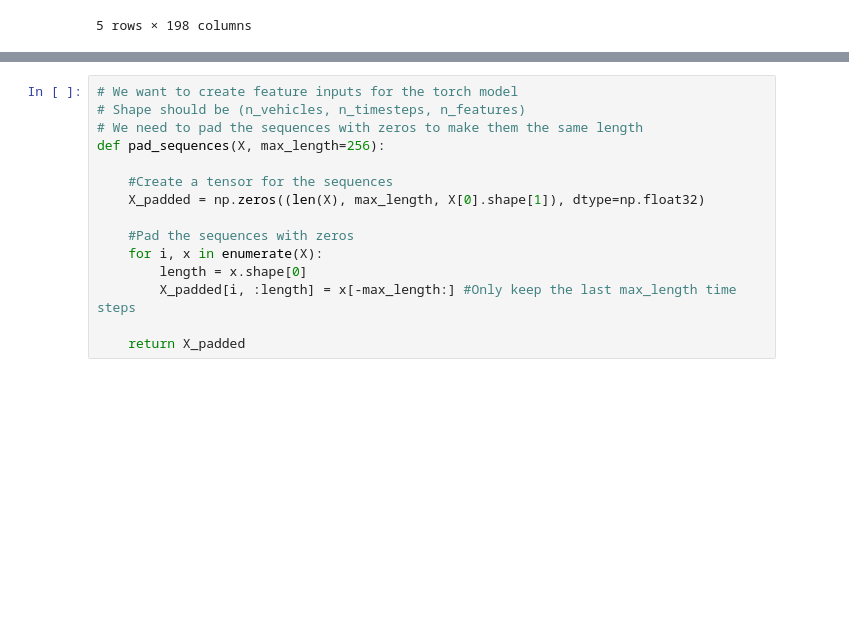
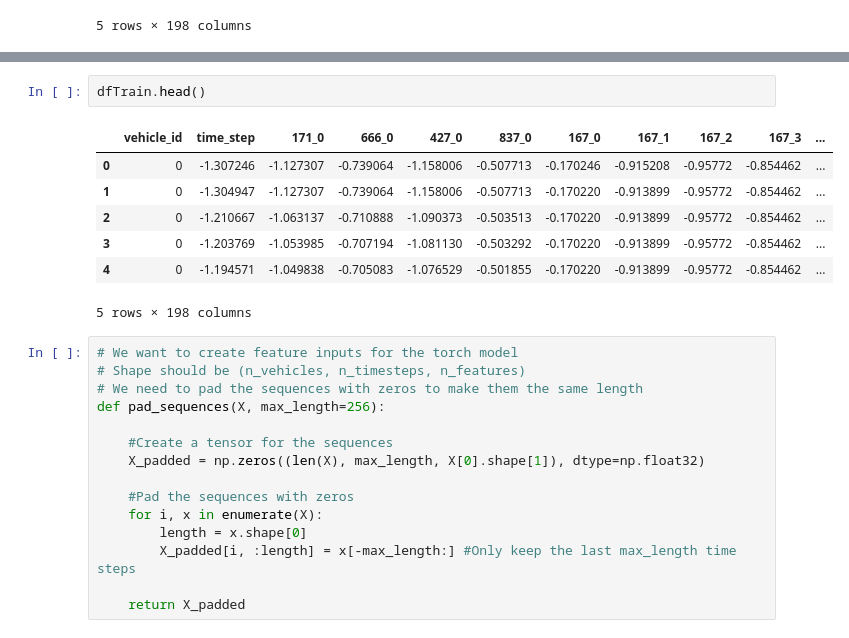
Before and after one commit to cerionXLII/ComponentX, a Jupyter notebook: src/componentXTorch3.ipynb, the cells around one changed output, grey strips where cells are left out. Cells and saved outputs as stored; diff of their text form; blank space fills up the shorter version.

```diff
--- a/src/componentXTorch3.ipynb
+++ b/src/componentXTorch3.ipynb
@@ -296,3 +377,13 @@ XTest = np.array(XTest)
+# %%
+dfTrain.head()
+# %% [output]
+|  | vehicle_id | time_step | 171_0 | 666_0 | 427_0 | 837_0 | 167_0 | 167_1 | 167_2 | 167_3 | ... |
+| 0 | 0 | -1.307246 | -1.127307 | -0.739064 | -1.158006 | -0.507713 | -0.170246 | -0.915208 | -0.95772 | -0.854462 | ... |
+| 1 | 0 | -1.304947 | -1.127307 | -0.739064 | -1.158006 | -0.507713 | -0.170220 | -0.913899 | -0.95772 | -0.854462 | ... |
+| 2 | 0 | -1.210667 | -1.063137 | -0.710888 | -1.090373 | -0.503513 | -0.170220 | -0.913899 | -0.95772 | -0.854462 | ... |
+| 3 | 0 | -1.203769 | -1.053985 | -0.707194 | -1.081130 | -0.503292 | -0.170220 | -0.913899 | -0.95772 | -0.854462 | ... |
+| 4 | 0 | -1.194571 | -1.049838 | -0.705083 | -1.076529 | -0.501855 | -0.170220 | -0.913899 | -0.95772 | -0.854462 | ... |
+5 rows × 198 columns
 # %%
 # We want to create feature inputs for the torch model
 # Shape should be (n_vehicles, n_timesteps, n_features)
```
Also changed, not shown: parts of 21 cells of this notebook, 1 other file.
